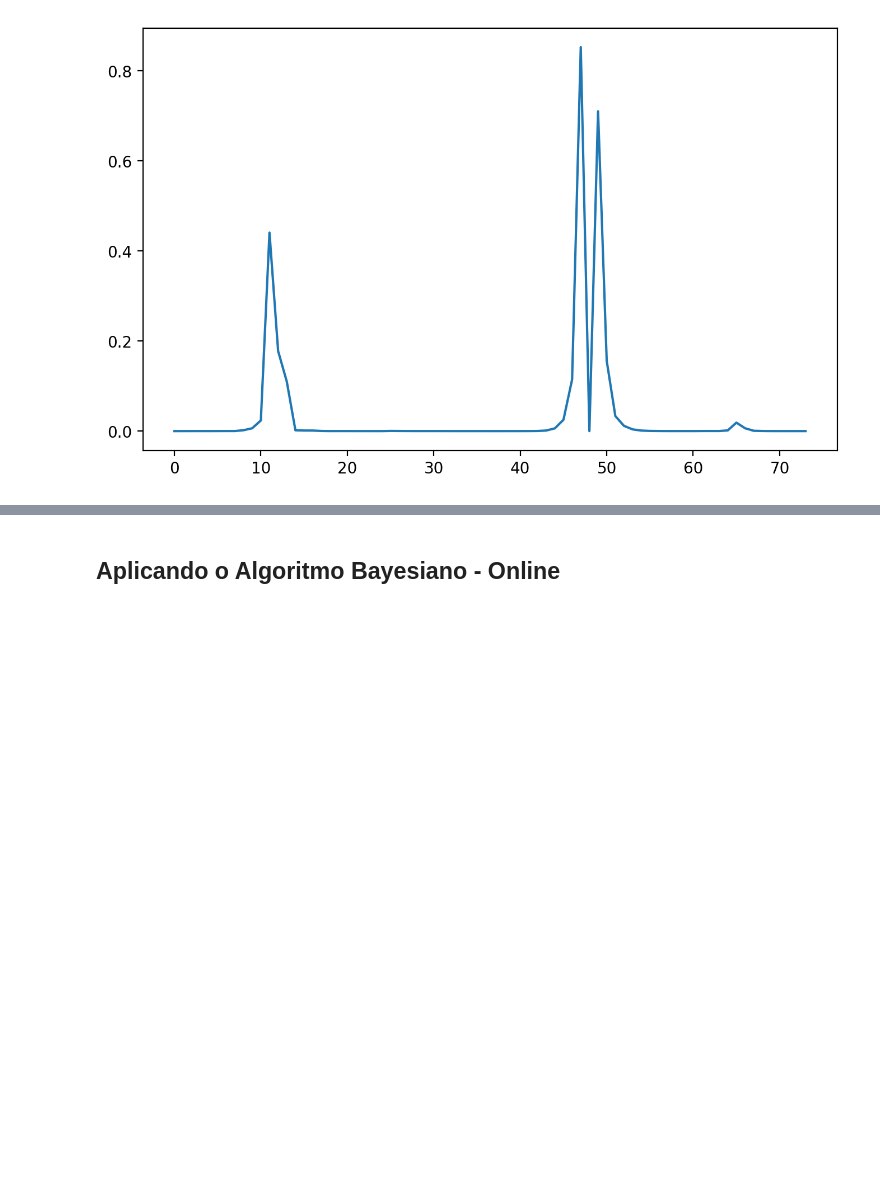
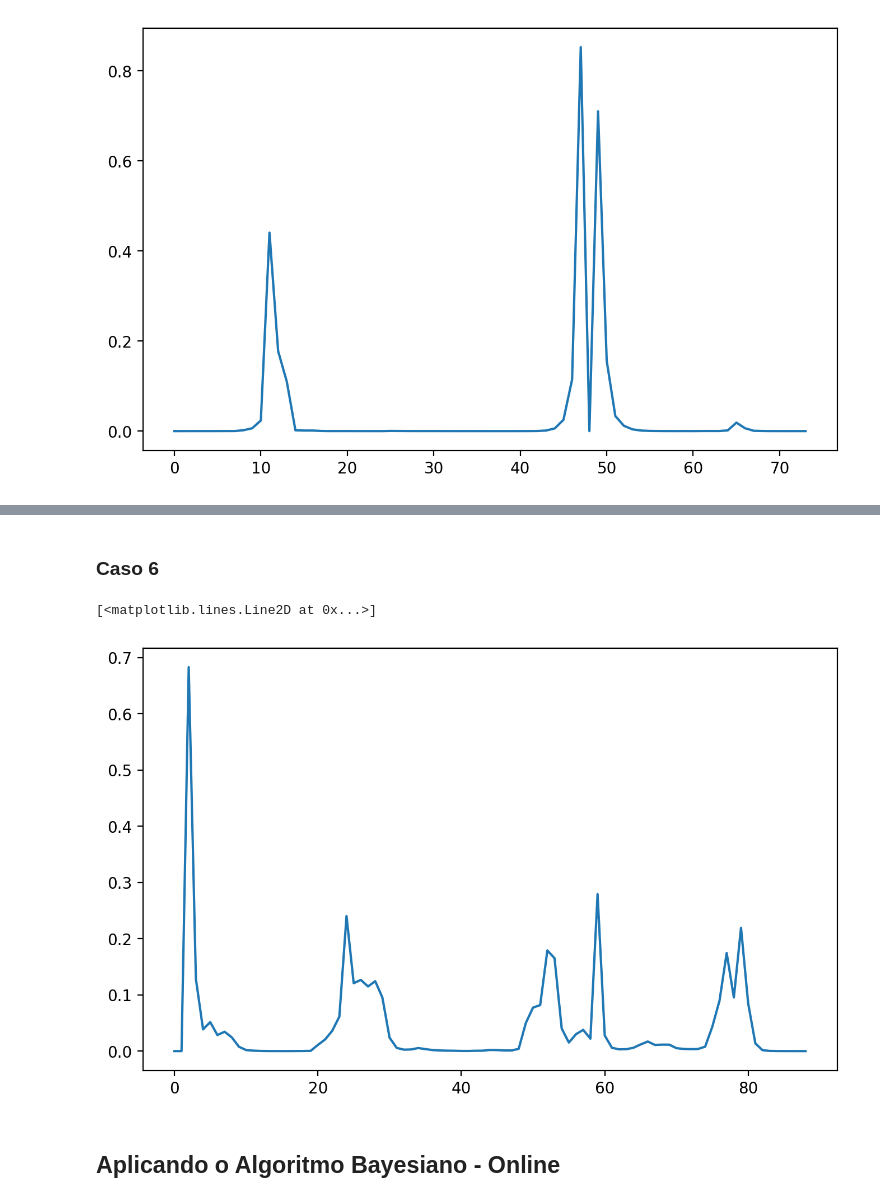
Before and after one commit to Butewbr/BayesianMAB, a Jupyter notebook: trab/Trabalho.ipynb, the cells around one changed output, grey strips where cells are left out. Cells and saved outputs as stored; diff of their text form; code cells hidden in the pictures; blank space fills up the shorter version.

```diff
--- a/trab/Trabalho.ipynb
+++ b/trab/Trabalho.ipynb
@@ -251,3 +299,14 @@ plt.plot(np.exp(Pcp).sum(0))
+# %% [markdown]
+### Caso 6
+# %%
+prior_function = partial(const_prior, p=1/(len(current_action_time_df_case6) + 1))
+
+Q, P, Pcp = offline_changepoint_detection(current_action_time_df_case6, prior_function ,offline_ll.StudentT(),truncate=-40)
+plt.figure(figsize=(8,5), dpi=200)
+plt.plot(np.exp(Pcp).sum(0))
+# %% [output]
+[<matplotlib.lines.Line2D at 0x...>]
+[figure, added]
 # %% [markdown]
 ## Aplicando o Algoritmo Bayesiano - Online
 # %% [markdown]
```
Also changed, not shown: parts of 11 cells of this notebook, 9 other files.
